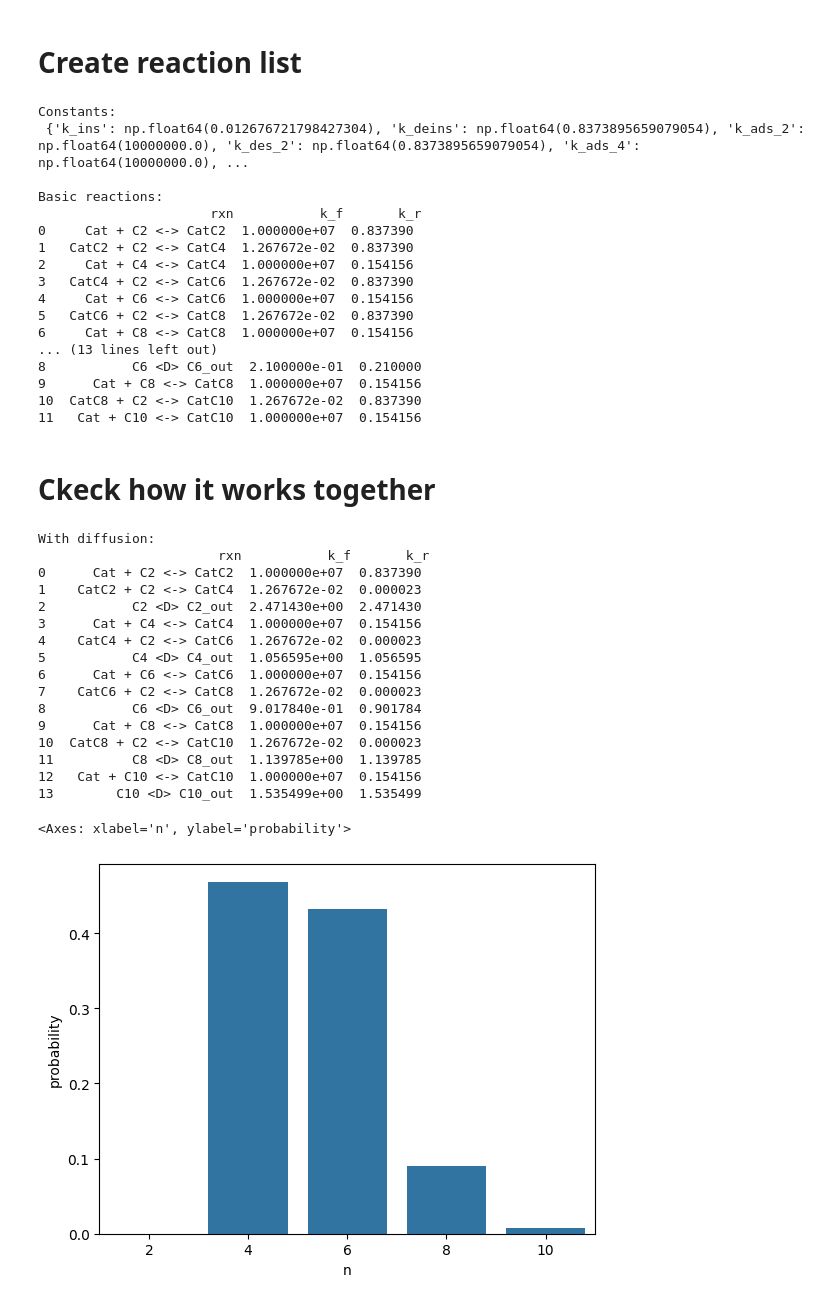
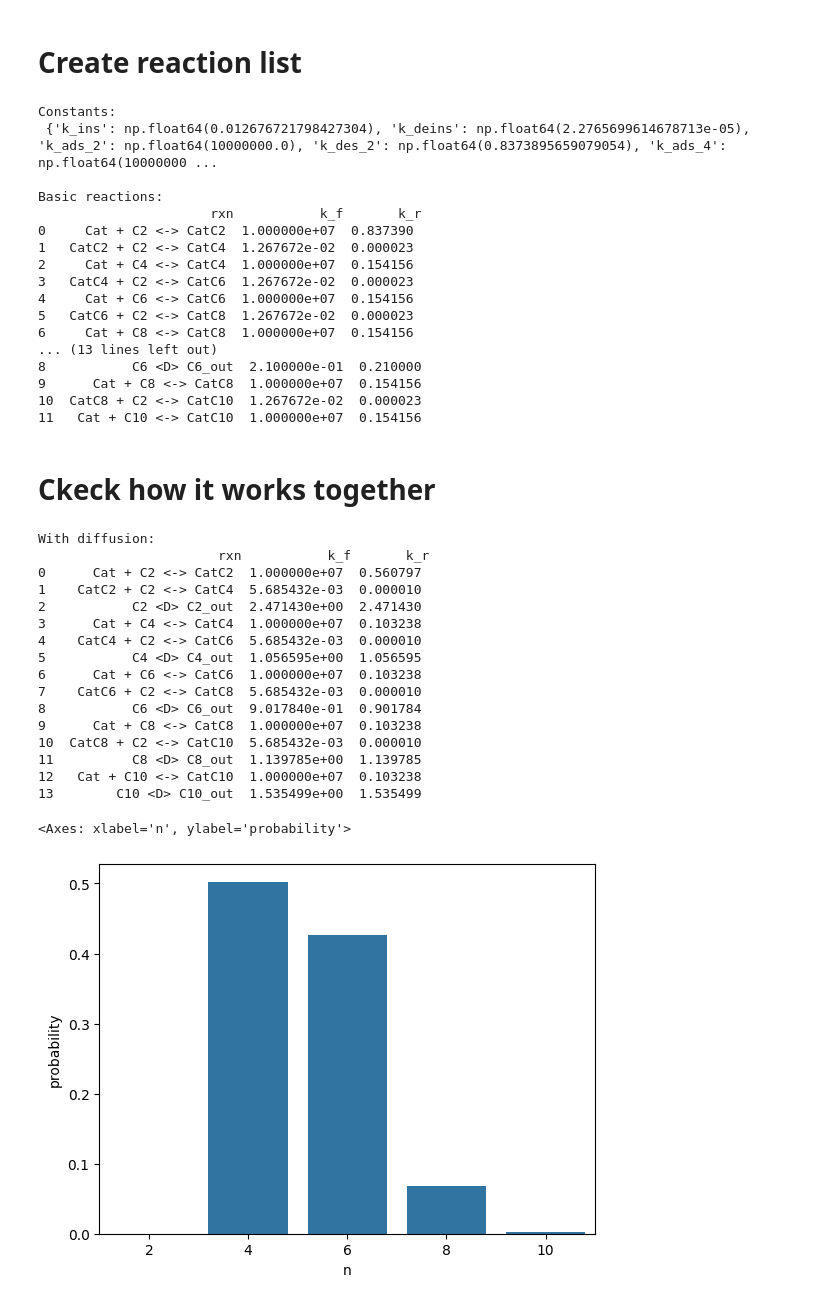
Before and after one commit to multiscale-modelling/kinetic_model, a Jupyter notebook: examples/test_soft.ipynb, the cells around one changed output. Drawn from its saved outputs; the diff is of its cells as text; code cells hidden in the pictures.

```diff
--- a/examples/test_soft.ipynb
+++ b/examples/test_soft.ipynb
@@ -220,7 +220,7 @@ N = 10
 # our assumption is that the barrier ...
 
 barrier_params = {
-    'C2_ins':  84.382, 'C2_des': 100.151,
+    'C2_ins':  84.382, 'C2_den': 100.151,
     'C2_ads': -73.930, 'C2_des':  73.930,
     'C4_ads': -78.151, 'C4_des':  78.151,
 }
@@ -239,21 +239,21 @@ print("\nBasic reactions:\n", pd.DataFrame(basic, columns=['rxn','k_f','k_r']))
 print("\nWith diffusion:\n", pd.DataFrame(diff, columns=['rxn','k_f','k_r']))
 # %% [output]
 Constants:
- {'k_ins': np.float64(0.012676721798427304), 'k_deins': np.float64(0.8373895659079054), 'k_ads_2': np.float64(10000000.0), 'k_des_2': np.float64(0.8373895659079054), 'k_ads_4': np.float64(10000000.0), ...
+ {'k_ins': np.float64(0.012676721798427304), 'k_deins': np.float64(2.2765699614678713e-05), 'k_ads_2': np.float64(10000000.0), 'k_des_2': np.float64(0.8373895659079054), 'k_ads_4': np.float64(10000000 ...
 
 Basic reactions:
                       rxn           k_f       k_r
 0     Cat + C2 <-> CatC2  1.000000e+07  0.837390
-1   CatC2 + C2 <-> CatC4  1.267672e-02  0.837390
+1   CatC2 + C2 <-> CatC4  1.267672e-02  0.000023
 2     Cat + C4 <-> CatC4  1.000000e+07  0.154156
-3   CatC4 + C2 <-> CatC6  1.267672e-02  0.837390
+3   CatC4 + C2 <-> CatC6  1.267672e-02  0.000023
 4     Cat + C6 <-> CatC6  1.000000e+07  0.154156
-5   CatC6 + C2 <-> CatC8  1.267672e-02  0.837390
+5   CatC6 + C2 <-> CatC8  1.267672e-02  0.000023
 6     Cat + C8 <-> CatC8  1.000000e+07  0.154156
 ... (13 lines left out)
 8           C6 <D> C6_out  2.100000e-01  0.210000
 9      Cat + C8 <-> CatC8  1.000000e+07  0.154156
-10  CatC8 + C2 <-> CatC10  1.267672e-02  0.837390
+10  CatC8 + C2 <-> CatC10  1.267672e-02  0.000023
 11   Cat + C10 <-> CatC10  1.000000e+07  0.154156
 # %% [markdown]
 # Ckeck how it works together
@@ -262,16 +262,14 @@ import joblib
 from kinetic_model.constants.diffusion import DiffusionLinear
 from kinetic_model.constants.adsorption import AdsorptionKNN
 from kinetic_model.simulation.reaction_list_creator import make_reaction_list, prepare_constants
-
+from kinetic_model.constants.energy_profile import EnergyPlaceholder
 import pandas as pd
+import numpy as np
 
 diff_loaded = joblib.load('../data/processed/diffusion_model.pkl')
 ads_model_loaded = joblib.load('../data/processed/knn_adsorption_model.pkl')
-barrier_params = {
-    'C2_ins':  84.382, 'C2_den': 100.151,
-    'C2_ads': -73.930, 'C2_des':  73.930,
-    'C4_ads': -78.151, 'C4_des':  78.151,
-}
+energy_model = EnergyPlaceholder(pressure=np.nan, temperature=np.nan)
+barrier_params = energy_model.get_params()
 
 N = 10
 T = 300
@@ -285,7 +283,6 @@ X = pd.DataFrame({
                         [i for i in range(2, N + 1, 2)],
         'adsorption_type_num': [0] * (N//2) + [1] * (N//2), # 0 - absolute, 1 - excess
     })
-X['T'] = X['temperature']
 
 diffusion = diff_loaded.predict(X)  / (L * 1e-9)
 diffusion_constants = {(i + 1) * 2: diffusion[i] for i in range(N//2)}
@@ -295,7 +292,7 @@ capacity.update(
     {f'C{(i + 1) * 2}_out': adsorbtion[i] - adsorbtion[i + N//2] for i in range(N//2)}
 )
 
-consts = prepare_constants(barrier_params, n_max=N,
+consts = prepare_constants(barrier_params, delta_ads=1, delta_ins=2, n_max=N,
                             diffusion_rates=diffusion_constants, T=T)
 
 reaction_list  = make_reaction_list(N, consts, include_diffusion=True)
@@ -303,19 +300,19 @@ print("\nWith diffusion:\n", pd.DataFrame(reaction_list, columns=['rxn','k_f','k
 # %% [output]
 With diffusion:
                        rxn           k_f       k_r
-0      Cat + C2 <-> CatC2  1.000000e+07  0.837390
-1    CatC2 + C2 <-> CatC4  1.267672e-02  0.000023
+0      Cat + C2 <-> CatC2  1.000000e+07  0.560797
+1    CatC2 + C2 <-> CatC4  5.685432e-03  0.000010
 2           C2 <D> C2_out  2.471430e+00  2.471430
-3      Cat + C4 <-> CatC4  1.000000e+07  0.154156
-4    CatC4 + C2 <-> CatC6  1.267672e-02  0.000023
+3      Cat + C4 <-> CatC4  1.000000e+07  0.103238
+4    CatC4 + C2 <-> CatC6  5.685432e-03  0.000010
 5           C4 <D> C4_out  1.056595e+00  1.056595
-6      Cat + C6 <-> CatC6  1.000000e+07  0.154156
-7    CatC6 + C2 <-> CatC8  1.267672e-02  0.000023
+6      Cat + C6 <-> CatC6  1.000000e+07  0.103238
+7    CatC6 + C2 <-> CatC8  5.685432e-03  0.000010
 8           C6 <D> C6_out  9.017840e-01  0.901784
-9      Cat + C8 <-> CatC8  1.000000e+07  0.154156
-10  CatC8 + C2 <-> CatC10  1.267672e-02  0.000023
+9      Cat + C8 <-> CatC8  1.000000e+07  0.103238
+10  CatC8 + C2 <-> CatC10  5.685432e-03  0.000010
 11          C8 <D> C8_out  1.139785e+00  1.139785
-12   Cat + C10 <-> CatC10  1.000000e+07  0.154156
+12   Cat + C10 <-> CatC10  1.000000e+07  0.103238
 13        C10 <D> C10_out  1.535499e+00  1.535499
 # %%
 # In[1] — imports and setup
@@ -324,33 +321,33 @@ import seaborn as sns
 from kinetic_model.core.diffusion import Reaction_Diffusion
 import re
 
 reactor = Reaction_Diffusion(reactions=reaction_list,
                               capacity=capacity)
 
 # time grid
-time = np.linspace(0, 60**2, 100000)
+time = np.linspace(0, 3600*2, 10000)
 
 # start with all X in compartment A, none in B
-initial = {'Cat': 1e-2, 'C2': 1.5}
+initial = {'Cat': 1e-2, 'C2': 1.0}
 
 # solve ODEs
 df_diff = reactor.solve(initial_concs_dict=initial,
                         time_points=time)
 
 def calc_distribution(result):
     pat = re.compile(r'\bC(\d+)')
     columns = list(filter(lambda x: pat.match(x), result.columns.values))
     df = result[columns].iloc[-1:]
     df = df.mean()
     df = df.reset_index(name='concentration')
     df['n'] = df['index'].str.extract(r'(\d+)')[0].astype(int)
     df = df.groupby('n').sum(numeric_only=True)
     df['probability'] = df['concentration'] / df.loc[4:, 'concentration'].sum()
     df.loc[2, 'probability'] = np.nan
     return df.reset_index()
 
 distribution = calc_distribution(df_diff)
 sns.barplot(data=distribution, x='n', y='probability')
 # %% [output]
 <Axes: xlabel='n', ylabel='probability'>
-[figure, old version]
+[figure, new version]
```
Also changed, not shown: parts of 3 cells of this notebook, 21 other files.
